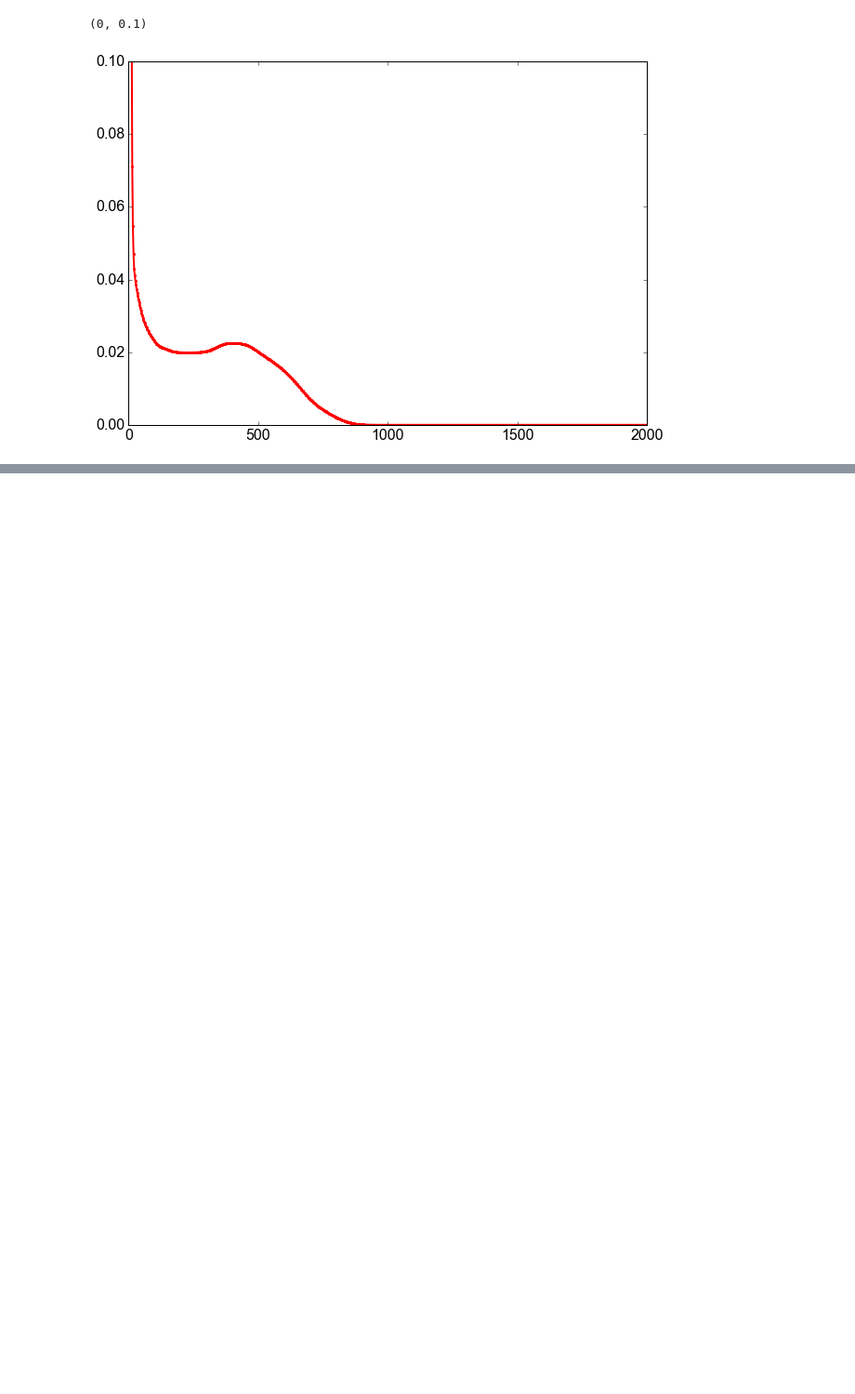
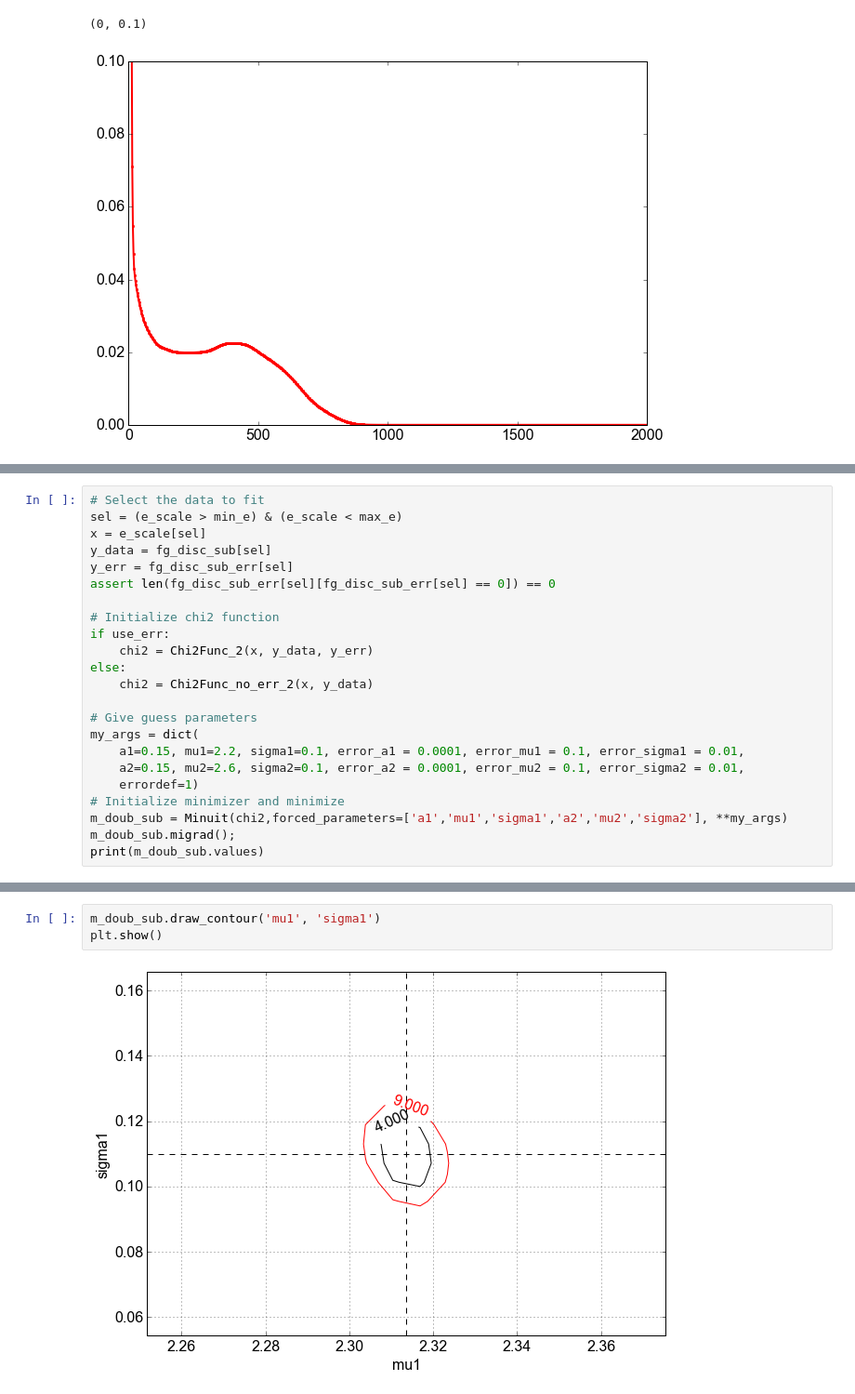
Before and after one commit to XENON1T/PTB, a Jupyter notebook: 07_deconvolution.ipynb, the cells around one changed output, grey strips where cells are left out. Shown at 93% size. Saved outputs shown, nothing was run; the diff lists cells and outputs as text; blank space fills up the shorter version.

```diff
--- a/07_deconvolution.ipynb
+++ b/07_deconvolution.ipynb
@@ -826,0 +836,23 @@ plt.yscale('log')
+# %%
+# Select the data to fit
+sel = (e_scale > min_e) & (e_scale < max_e)
+x = e_scale[sel]
+y_data = fg_disc_sub[sel]
+y_err = fg_disc_sub_err[sel]
+assert len(fg_disc_sub_err[sel][fg_disc_sub_err[sel] == 0]) == 0
+
+# Initialize chi2 function
+if use_err:
+    chi2 = Chi2Func_2(x, y_data, y_err)
+else:
+    chi2 = Chi2Func_no_err_2(x, y_data)
+
+# Give guess parameters
+my_args = dict(
+    a1=0.15, mu1=2.2, sigma1=0.1, error_a1 = 0.0001, error_mu1 = 0.1, error_sigma1 = 0.01,
+    a2=0.15, mu2=2.6, sigma2=0.1, error_a2 = 0.0001, error_mu2 = 0.1, error_sigma2 = 0.01,
+    errordef=1)
+# Initialize minimizer and minimize
+m_doub_sub = Minuit(chi2,forced_parameters=['a1','mu1','sigma1','a2','mu2','sigma2'], **my_args)
+m_doub_sub.migrad();
+print(m_doub_sub.values)
@@ -826,0 +886,5 @@ plt.yscale('log')
+# %%
+m_doub_sub.draw_contour('mu1', 'sigma1')
+plt.show()
+# %% [output]
+[figure, added]
```
Also changed, not shown: parts of 31 cells of this notebook, 3 other files.
